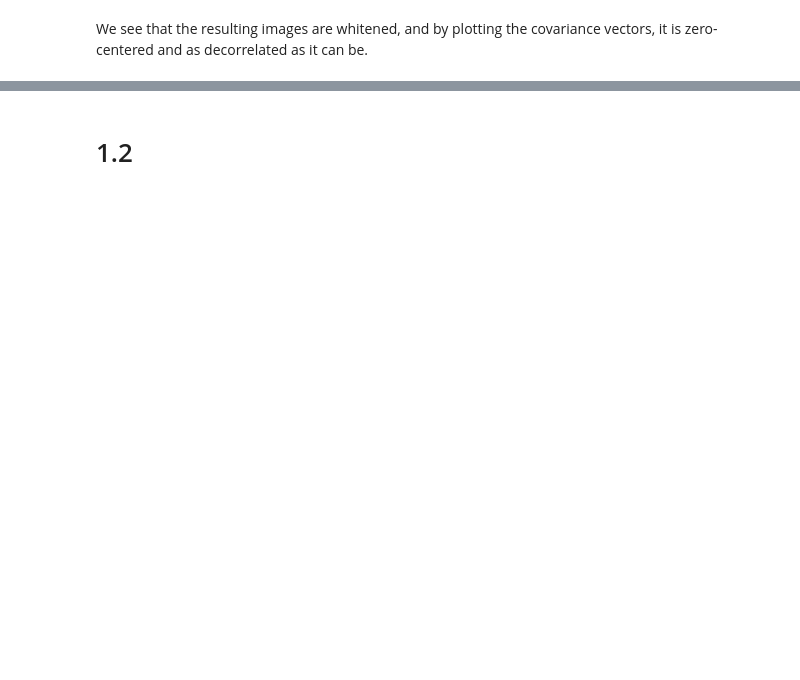
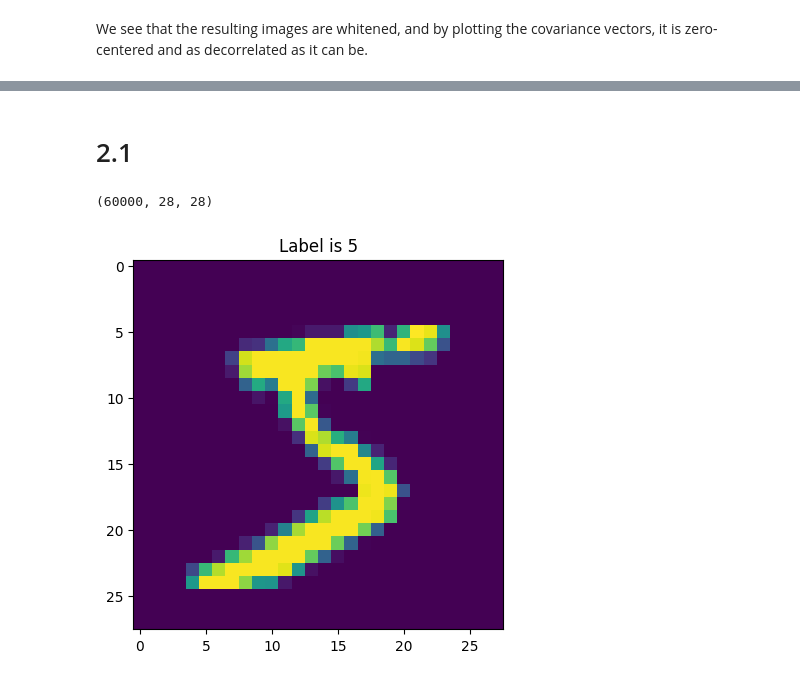
Before and after one commit to samlthelin/d7041e, a Jupyter notebook: Lab1/Samuel_Thelin_LAB1.ipynb, the cells around one changed output, grey strips where cells are left out. Cells and saved outputs as stored; diff of their text form; code cells hidden in the pictures; blank space fills up the shorter version.

```diff
--- a/Lab1/Samuel_Thelin_LAB1.ipynb
+++ b/Lab1/Samuel_Thelin_LAB1.ipynb
@@ -305,2 +397,22 @@ We see that the resulting images are whitened, and by plotting the covariance ve
 # %% [markdown]
-# 1.2
+# 2.1
+# %%
+from tensorflow.keras.datasets import mnist # type: ignore
+
+(Xtr, Ltr), (X_test, L_test)=mnist.load_data()
+# %%
+Xtr.shape
+# %% [output]
+(60000, 28, 28)
+# %%
+Image=Xtr[0,:,:]
+Label=Ltr[0]
+
+
+plt.title('Label is {Label}'.format(Label=Label))
+plt.imshow(Image)
+
+plt.show()
+plt.close()
+# %% [output]
+[figure, added]
```
Also changed, not shown: parts of 29 cells of this notebook, 1 other file.
